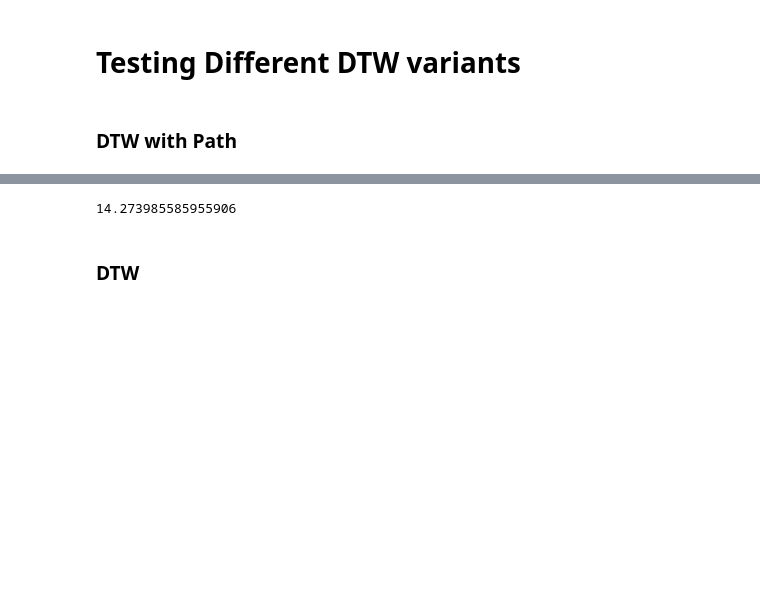
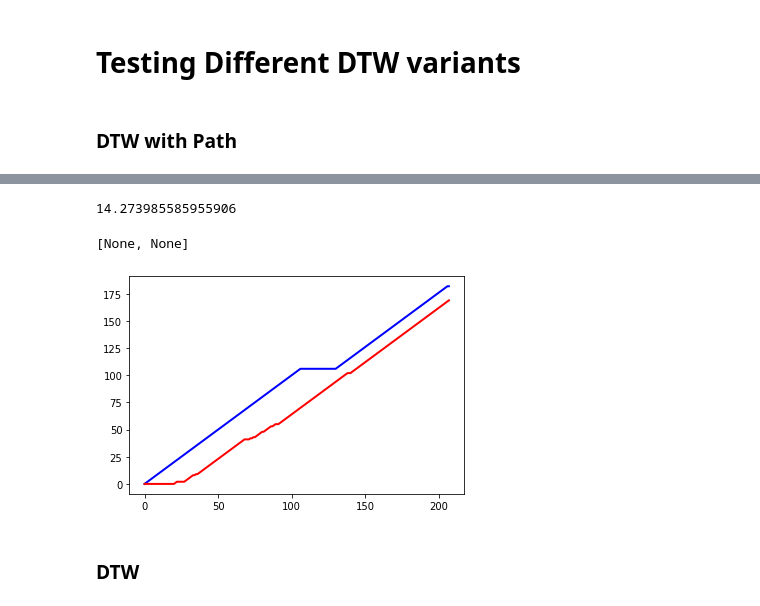
Before and after one commit to ArslanAliAwan/Character_Trajectories, a Jupyter notebook: Character_Trajectories.ipynb, the cells around one changed output, grey strips where cells are left out. Saved outputs shown, nothing was run; the diff lists cells and outputs as text; code cells hidden in the pictures; blank space fills up the shorter version.

```diff
--- a/Character_Trajectories.ipynb
+++ b/Character_Trajectories.ipynb
@@ -296,14 +298,16 @@ print(dist)
 # %%
 path, dist = dtw_path(Origianl_test_view, Partial_Psuedo_Series)
 print(dist)
 
-# sin1=plt.plot(list(list(zip(*path))[0]))
-# plt.setp(sin1,color="b",linewidth=2.0)
+sin1=plt.plot(list(list(zip(*path))[0]))
+plt.setp(sin1,color="b",linewidth=2.0)
 
-# sin2=plt.plot(list(list(zip(*path))[1]))
-# plt.setp(sin2,color="r",linewidth=2.0)
+sin2=plt.plot(list(list(zip(*path))[1]))
+plt.setp(sin2,color="r",linewidth=2.0)
 # %% [output]
 14.273985585955906
+[None, None]
+[figure, added]
 # %% [markdown]
 ### DTW
 # %%
```
Also changed, not shown: parts of 5 cells of this notebook.
